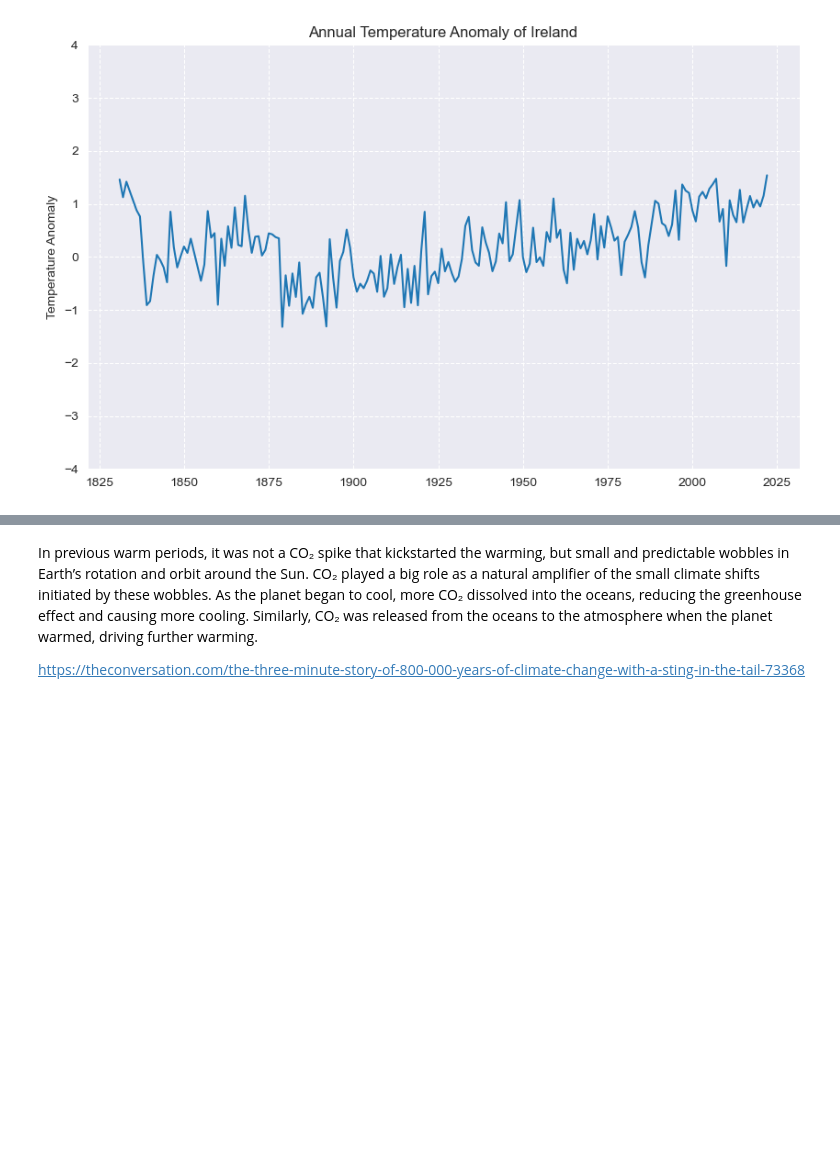
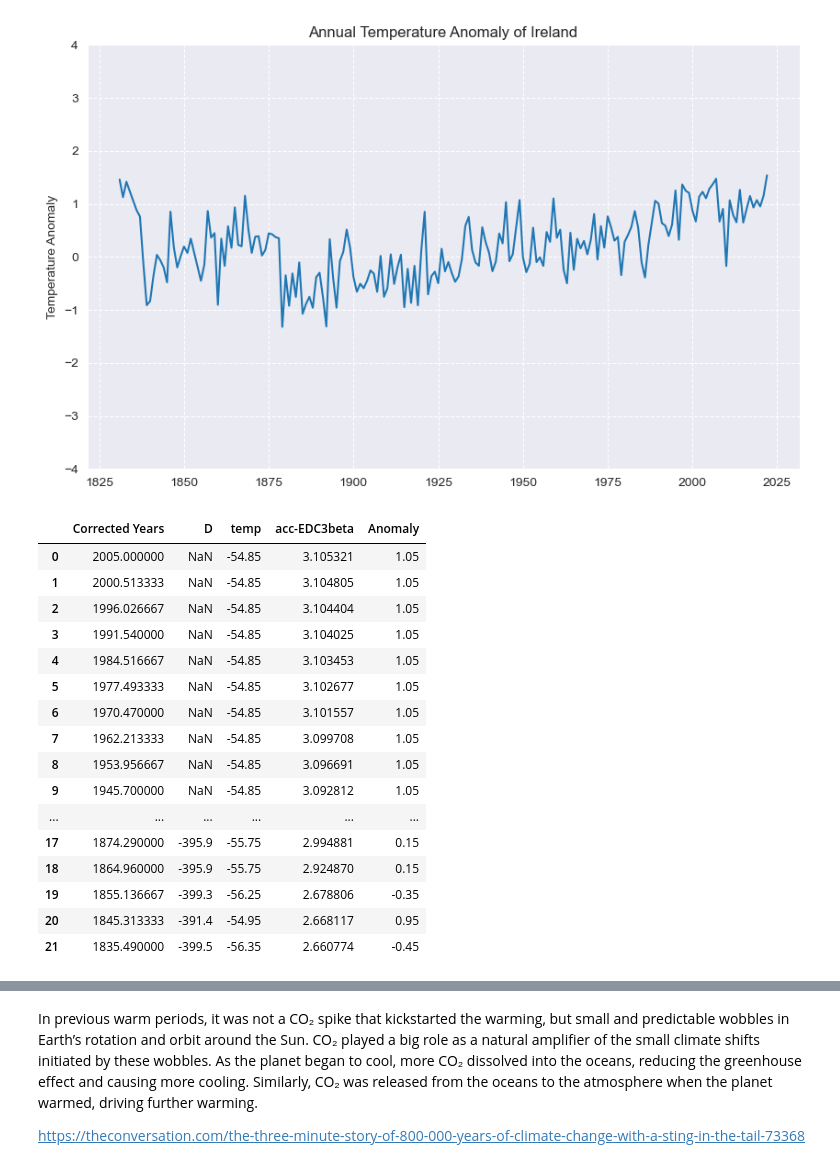
Before and after one commit to Kevin002023/PFDA--Climate-Project, a Jupyter notebook: PFDA-Project-2.ipynb, the cells around one changed output, grey strips where cells are left out. Cells and saved outputs as stored; diff of their text form; code cells hidden in the pictures; blank space fills up the shorter version.

```diff
--- a/PFDA-Project-2.ipynb
+++ b/PFDA-Project-2.ipynb
@@ -856,3 +856,24 @@ plt.title("Annual Temperature Anomaly of Ireland")
 # %% [output]
 Text(0.5, 1.0, 'Annual Temperature Anomaly of Ireland')
 [figure]
+# %%
+#Global anomaly since 1830s
+global_anomaly_150 = aicc.head(22)
+# %% [output]
+|  | Corrected Years | D | temp | acc-EDC3beta | Anomaly |
+| 0 | 2005.000000 | NaN | -54.85 | 3.105321 | 1.05 |
+| 1 | 2000.513333 | NaN | -54.85 | 3.104805 | 1.05 |
+| 2 | 1996.026667 | NaN | -54.85 | 3.104404 | 1.05 |
+| 3 | 1991.540000 | NaN | -54.85 | 3.104025 | 1.05 |
+| 4 | 1984.516667 | NaN | -54.85 | 3.103453 | 1.05 |
+| 5 | 1977.493333 | NaN | -54.85 | 3.102677 | 1.05 |
+| 6 | 1970.470000 | NaN | -54.85 | 3.101557 | 1.05 |
+| 7 | 1962.213333 | NaN | -54.85 | 3.099708 | 1.05 |
+| 8 | 1953.956667 | NaN | -54.85 | 3.096691 | 1.05 |
+| 9 | 1945.700000 | NaN | -54.85 | 3.092812 | 1.05 |
+| ... | ... | ... | ... | ... | ... |
+| 17 | 1874.290000 | -395.9 | -55.75 | 2.994881 | 0.15 |
+| 18 | 1864.960000 | -395.9 | -55.75 | 2.924870 | 0.15 |
+| 19 | 1855.136667 | -399.3 | -56.25 | 2.678806 | -0.35 |
+| 20 | 1845.313333 | -391.4 | -54.95 | 2.668117 | 0.95 |
+| 21 | 1835.490000 | -399.5 | -56.35 | 2.660774 | -0.45 |
```
Also changed, not shown: parts of 1 cell of this notebook.
